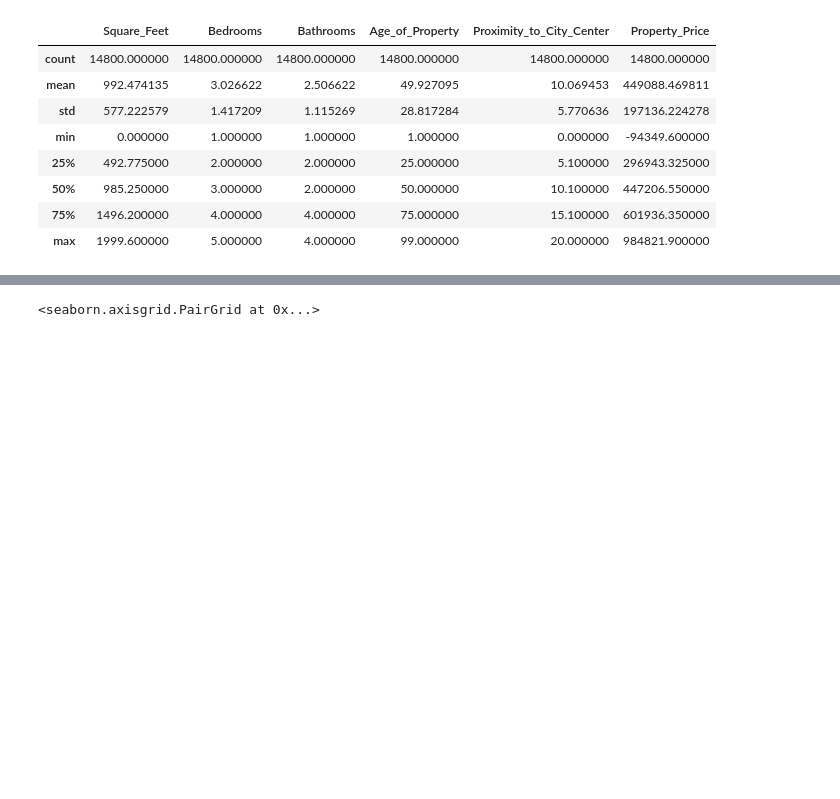
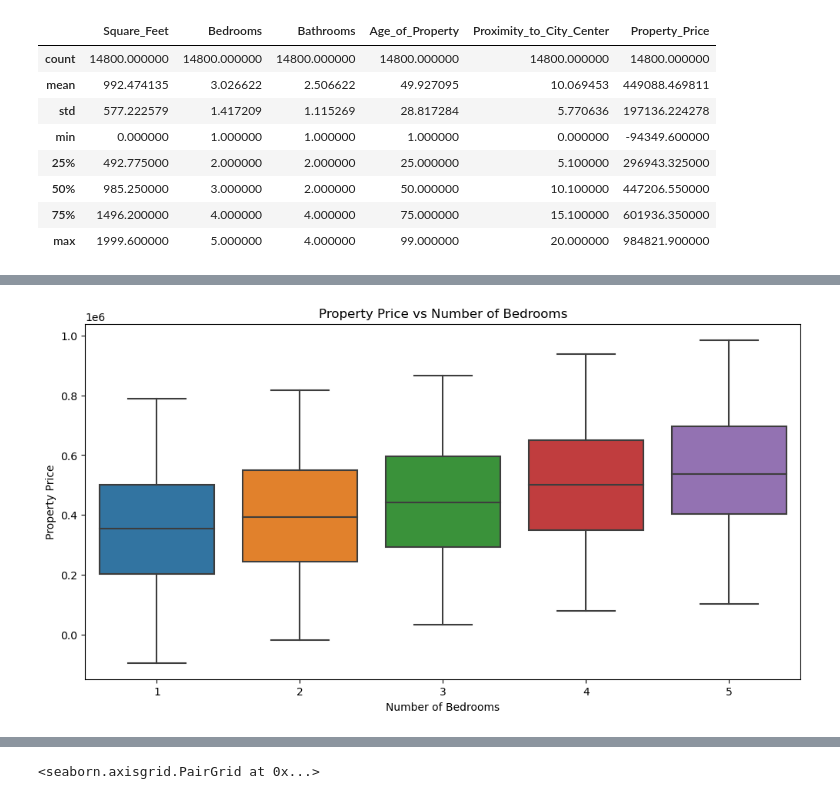
Before and after one commit to jlang62/ml-nlp-exam, a Jupyter notebook: notebooks/01_DeepLearning.ipynb, the cells around one changed output, grey strips where cells are left out. Saved outputs shown, nothing was run; the diff lists cells and outputs as text; code cells hidden in the pictures; blank space fills up the shorter version.

```diff
--- a/notebooks/01_DeepLearning.ipynb
+++ b/notebooks/01_DeepLearning.ipynb
@@ -93,0 +101,10 @@ df_clean.describe()
+# %%
+# Box plot for Bedrooms vs Property_Price
+plt.figure(figsize=(12, 6))
+sns.boxplot(x='Bedrooms', y='Property_Price', data=df)
+plt.title('Property Price vs Number of Bedrooms')
+plt.xlabel('Number of Bedrooms')
+plt.ylabel('Property Price')
+plt.show()
+# %% [output]
+[figure, added]
```
Also changed, not shown: parts of 8 cells of this notebook, 2 other files.
